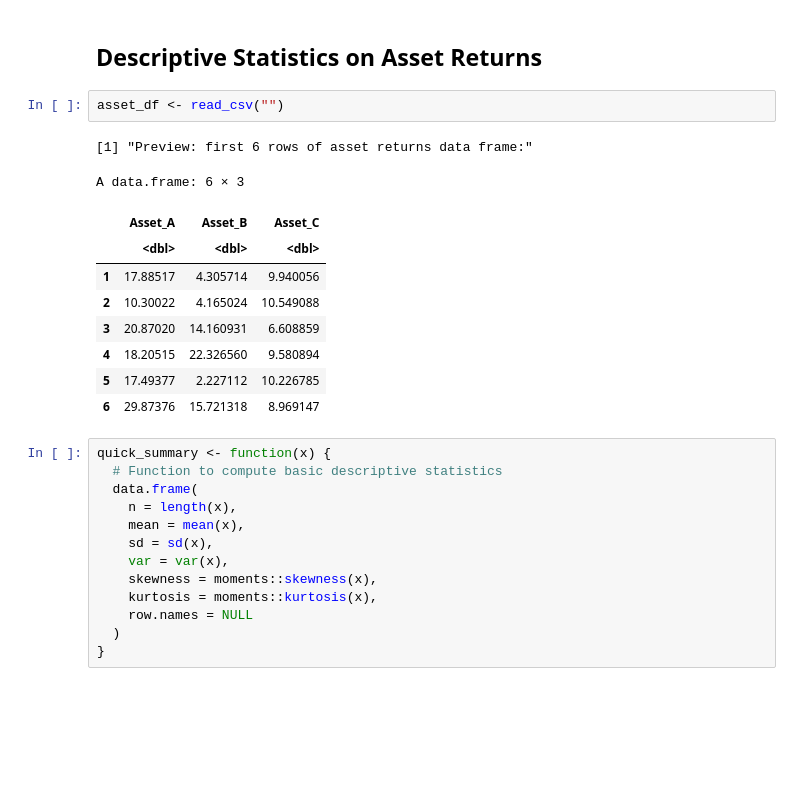
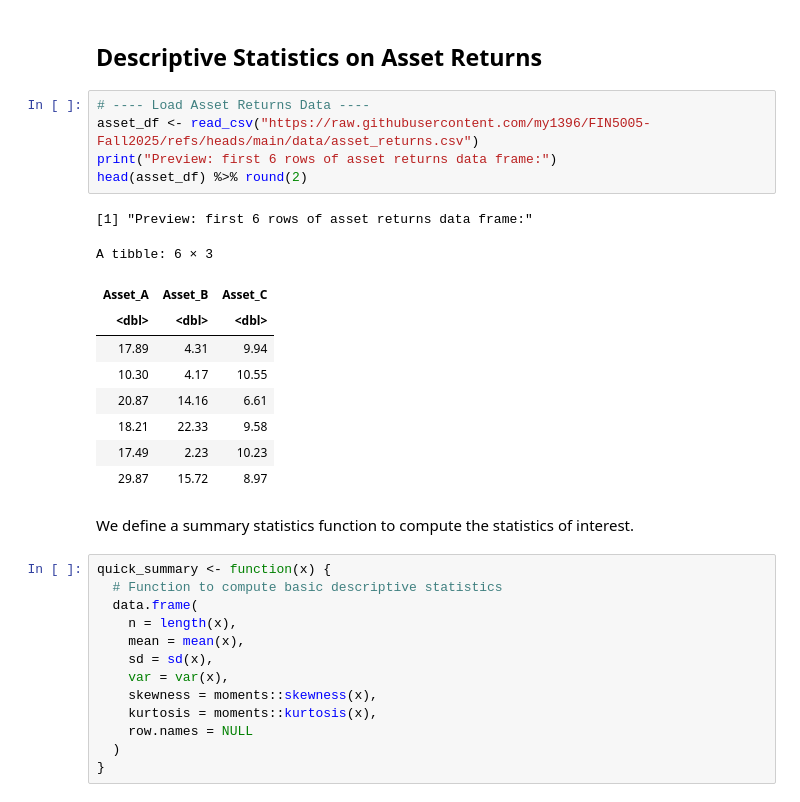
Before and after one commit to my1396/FIN5005-Fall2025, a Jupyter notebook: 01_Lab-1.ipynb, the cells around one changed output. Drawn from its saved outputs; the diff is of its cells as text; blank space fills up the shorter version.

```diff
--- a/01_Lab-1.ipynb
+++ b/01_Lab-1.ipynb
@@ -106,18 +112,23 @@ print(p1)
 # %% [markdown]
 ## Descriptive Statistics on Asset Returns
 # %%
-asset_df <- read_csv("")
+# ---- Load Asset Returns Data ----
+asset_df <- read_csv("https://raw.githubusercontent.com/my1396/FIN5005-Fall2025/refs/heads/main/data/asset_returns.csv")
+print("Preview: first 6 rows of asset returns data frame:")
+head(asset_df) %>% round(2)
 # %% [output]
 [1] "Preview: first 6 rows of asset returns data frame:"
-A data.frame: 6 × 3
+A tibble: 6 × 3
-|  | Asset_A | Asset_B | Asset_C |
-|  | <dbl> | <dbl> | <dbl> |
-| 1 | 17.88517 | 4.305714 | 9.940056 |
-| 2 | 10.30022 | 4.165024 | 10.549088 |
-| 3 | 20.87020 | 14.160931 | 6.608859 |
-| 4 | 18.20515 | 22.326560 | 9.580894 |
-| 5 | 17.49377 | 2.227112 | 10.226785 |
-| 6 | 29.87376 | 15.721318 | 8.969147 |
+| Asset_A | Asset_B | Asset_C |
+| <dbl> | <dbl> | <dbl> |
+| 17.89 | 4.31 | 9.94 |
+| 10.30 | 4.17 | 10.55 |
+| 20.87 | 14.16 | 6.61 |
+| 18.21 | 22.33 | 9.58 |
+| 17.49 | 2.23 | 10.23 |
+| 29.87 | 15.72 | 8.97 |
+# %% [markdown]
+We define a summary statistics function to compute the statistics of interest.
 # %%
 quick_summary <- function(x) {
   # Function to compute basic descriptive statistics
```
Also changed, not shown: parts of 27 cells of this notebook, 8 other files.
